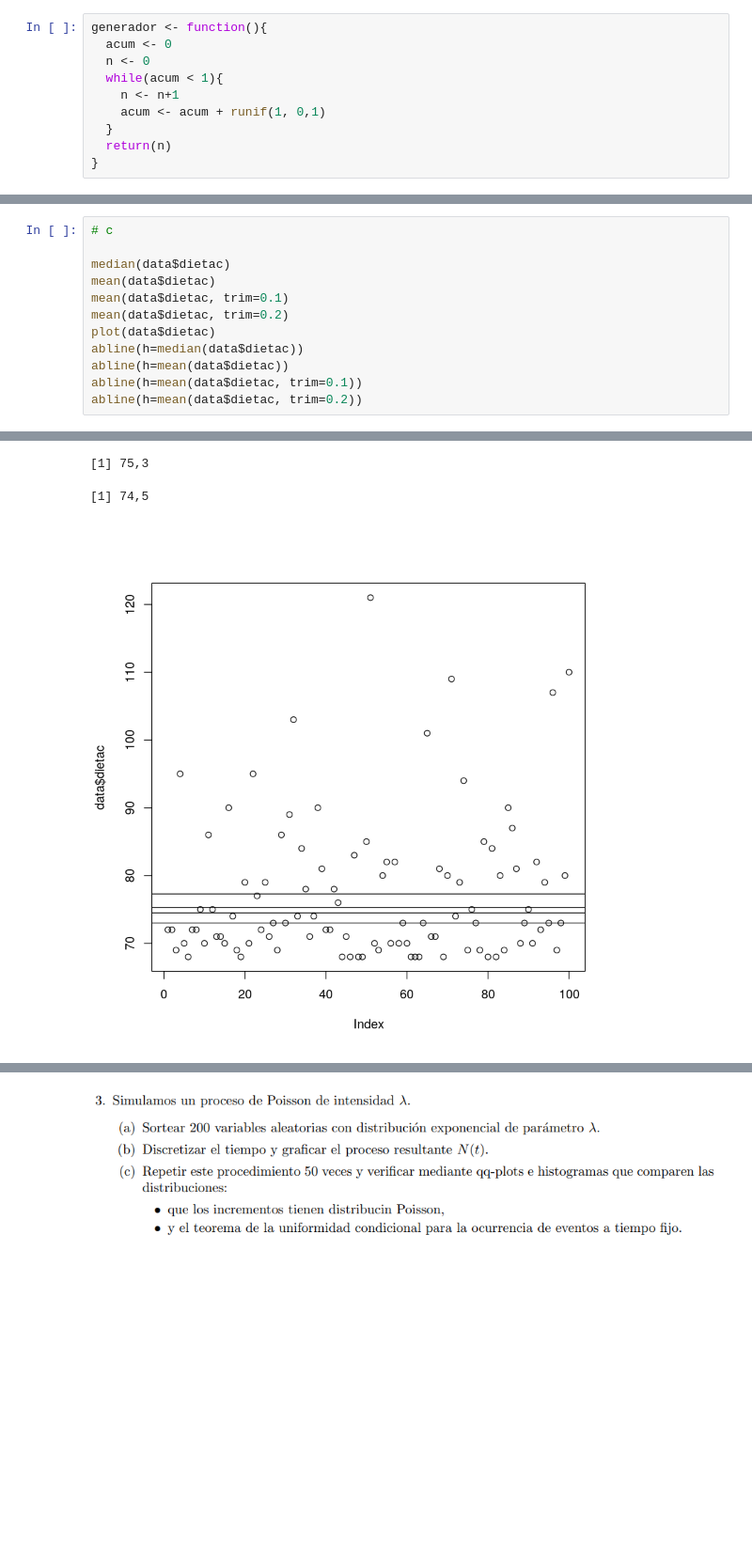
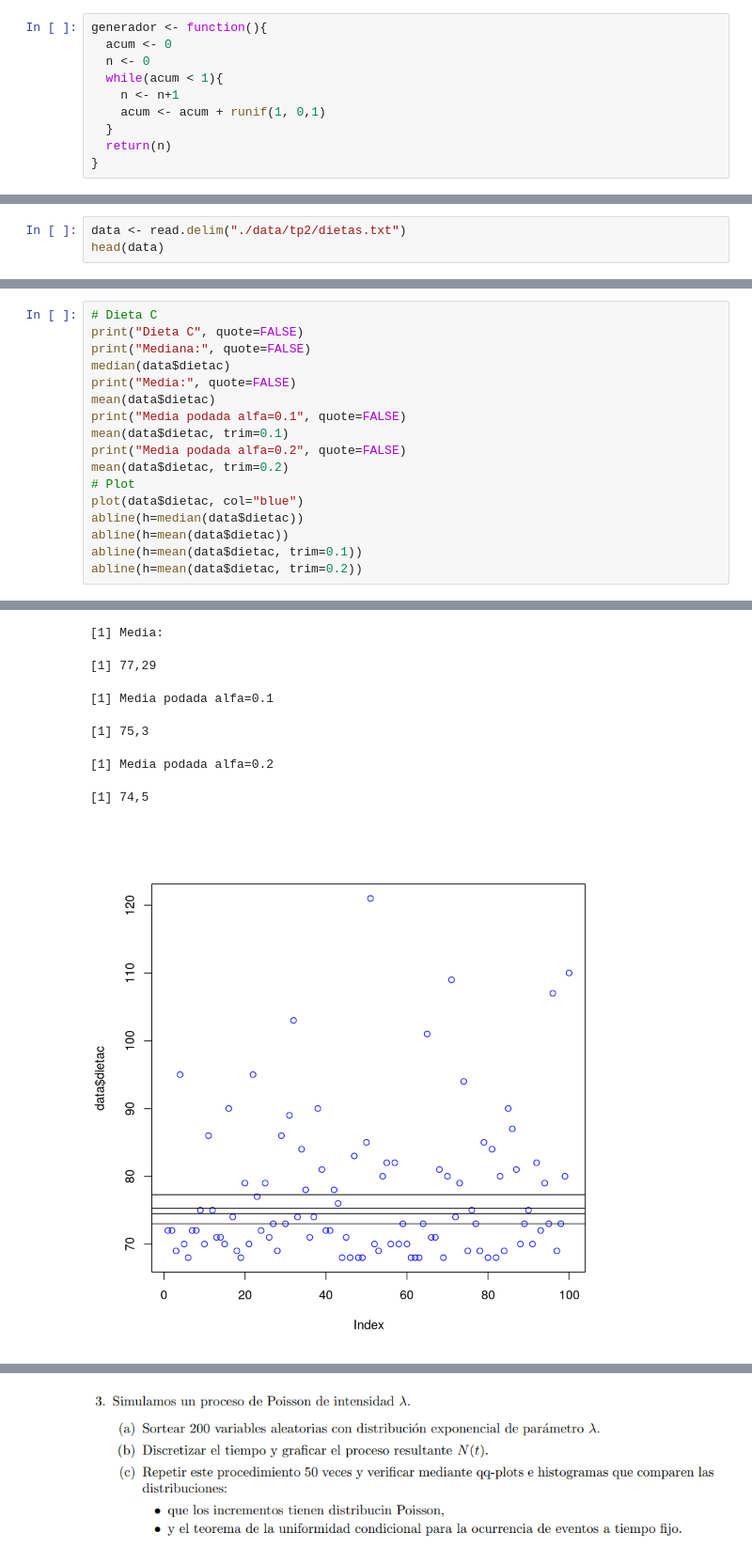
Before and after one commit to LecJackS/Probabilidades-y-Estadistica-2019-2doC, a Jupyter notebook: TP 2.ipynb, the cells around one changed output, grey strips where cells are left out. Shown at 94% size. Saved outputs shown, nothing was run; the diff lists cells and outputs as text; blank space fills up the shorter version.

```diff
--- a/TP 2.ipynb
+++ b/TP 2.ipynb
@@ -21,0 +35,3 @@ data <- read.delim(file="dietas.txt")
+# %%
+data <- read.delim("./data/tp2/dietas.txt")
+head(data)
@@ -57,11 +84,16 @@ abline(h=mean(data$dietab, trim=0.2))
 # %%
-# c
-
+# Dieta C
+print("Dieta C", quote=FALSE)
+print("Mediana:", quote=FALSE)
 median(data$dietac)
+print("Media:", quote=FALSE)
 mean(data$dietac)
+print("Media podada alfa=0.1", quote=FALSE)
 mean(data$dietac, trim=0.1)
+print("Media podada alfa=0.2", quote=FALSE)
 mean(data$dietac, trim=0.2)
-plot(data$dietac)
+# Plot
+plot(data$dietac, col="blue")
 abline(h=median(data$dietac))
 abline(h=mean(data$dietac))
 abline(h=mean(data$dietac, trim=0.1))
@@ -72,3 +105,7 @@ abline(h=mean(data$dietac, trim=0.2))
-[1] 75,3
+[1] Media:
-[1] 74,5
+[1] 77,29
+[1] Media podada alfa=0.1
+[1] 75,3
+[1] Media podada alfa=0.2
+[1] 74,5
-[figure, old version]
+[figure, new version]
```
Also changed, not shown: parts of 31 cells of this notebook, 14 other files.
